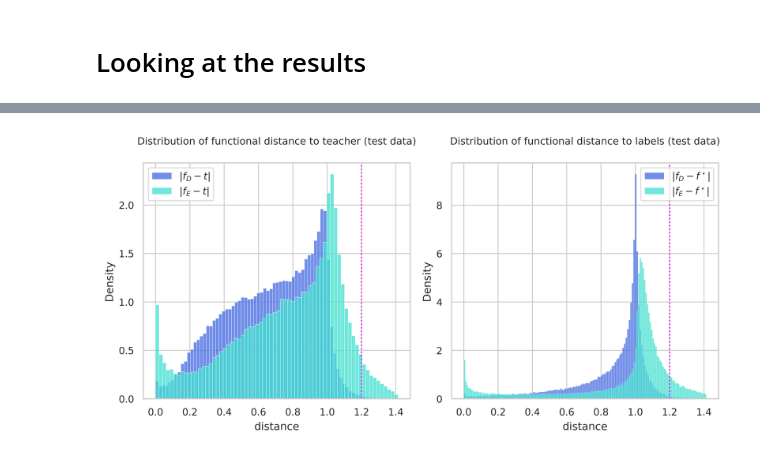
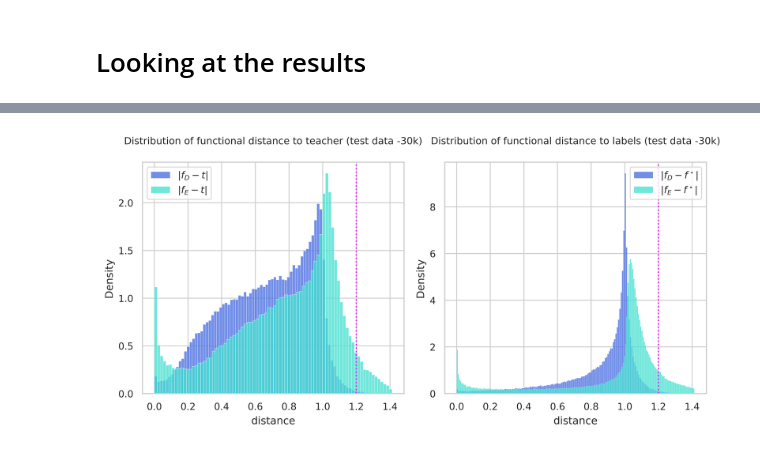
Before and after one commit to GiuliaLanzillotta/DED, a Jupyter notebook: scripts/functional_distance.ipynb, the cells around one changed output, grey strips where cells are left out. Cells and saved outputs as stored; diff of their text form; code cells hidden in the pictures.

```diff
--- a/scripts/functional_distance.ipynb
+++ b/scripts/functional_distance.ipynb
@@ -186,6 +192,8 @@ with sns.axes_style("whitegrid"):
 
     # first plot ---------------------------
     _df = res_df.loc[res_df['alpha']==0]
+    _df = _df.loc[_df['buffer_size']==30000]
+
 
     _df1 = _df.loc[_df['teacher']==True]
     sns.histplot(_df1, x="distance", ax=ax[0], color=colors[0], label="train", stat="density")
@@ -196,11 +204,12 @@ with sns.axes_style("whitegrid"):
     ax[0].axvline(1.20, ls=':', color='aqua')
 
 
-    ax[0].set_title(r"Distribution of $f_D$ functional distance (test data)", fontsize=9, y=1.05)
+    ax[0].set_title(r"Distribution of $f_D$ functional distance (test data -30)", fontsize=9, y=1.05)
 
 
     # second plot ---------------------------
     _df = res_df.loc[res_df['alpha']==1]
+    _df = _df.loc[_df['buffer_size']==30000]
 
     _df1 = _df.loc[_df['teacher']==True]
     sns.histplot(_df1, x="distance", ax=ax[1], color=colors[0], label="train", stat="density")
@@ -209,7 +218,7 @@ with sns.axes_style("whitegrid"):
     sns.histplot(_df2, x="distance", ax=ax[1], color=colors[1], label="test", stat="density")
 
     ax[1].axvline(1.20, ls=':', color='aqua')
-    ax[1].set_title(r"Distribution of $f_E$ functional distance (test data)", fontsize=9, y=1.05)
+    ax[1].set_title(r"Distribution of $f_E$ functional distance (test data -30)", fontsize=9, y=1.05)
 
 
     # refinements ---------------------------
@@ -228,6 +237,8 @@ with sns.axes_style("whitegrid"):
     colors = ['royalblue','orange','dimgray']
 
     _df = res_df.loc[res_df['alpha']==1]
+    _df = _df.loc[_df['buffer_size']==30000]
+
 
     _df1 = _df.loc[_df['teacher']==True]
     sns.histplot(_df1, x="distance", ax=ax, color=colors[0], label="train", stat="density")
@@ -255,35 +312,39 @@ with sns.axes_style("whitegrid"):
 
     # first plot ---------------------------
     _df = res_df.loc[res_df['teacher']==True]
+    _df = _df.loc[_df['buffer_size']==30000]
+
 
     _df1 = _df.loc[_df['alpha']==0]
     sns.histplot(_df1, x="distance", ax=ax[0], color=colors[0], label=r"$f_D$", stat="density")
 
     _df2 = _df.loc[_df['alpha']==1]
     sns.histplot(_df2, x="distance", ax=ax[0], color=colors[1], label=r"$f_E$", stat="density")
 
-    ax[0].set_title(r"Distribution of functional distance to teacher (test data)", fontsize=9, y=1.05)
+    ax[0].set_title(r"Distribution of functional distance to teacher (test data -30k)", fontsize=9, y=1.05)
 
     ax[0].axvline(1.20, ls=':', color='magenta')
 
     # second plot ---------------------------
     _df = res_df.loc[res_df['teacher']==False]
+    _df = _df.loc[_df['buffer_size']==30000]
+
 
     _df1 = _df.loc[_df['alpha']==0]
     sns.histplot(_df1, x="distance", ax=ax[1], color=colors[0], label=r"$f_D$", stat="density")
 
     _df2 = _df.loc[_df['alpha']==1]
     sns.histplot(_df2, x="distance", ax=ax[1], color=colors[1], label=r"$f_E$", stat="density")
 
-    ax[1].set_title(r"Distribution of functional distance to labels (test data)", fontsize=9, y=1.05)
+    ax[1].set_title(r"Distribution of functional distance to labels (test data -30k)", fontsize=9, y=1.05)
 
     ax[1].axvline(1.20, ls=':', color='magenta')
 
     # refinements ---------------------------
     h, _ = ax[0].get_legend_handles_labels()
     ax[0].legend(h, [r'$|f_D - t|$',r'$|f_E - t|$'], title="", ncol=1, loc="upper left")
     ax[1].legend(h, [r'$|f_D - f^\star|$',r'$|f_E - f^\star|$'], title="", ncol=1, loc="upper right")
 
     plt.tight_layout()
 # %% [output]
-[figure, old version]
+[figure, new version]
```
Also changed, not shown: parts of 15 cells of this notebook, 7 other files.
